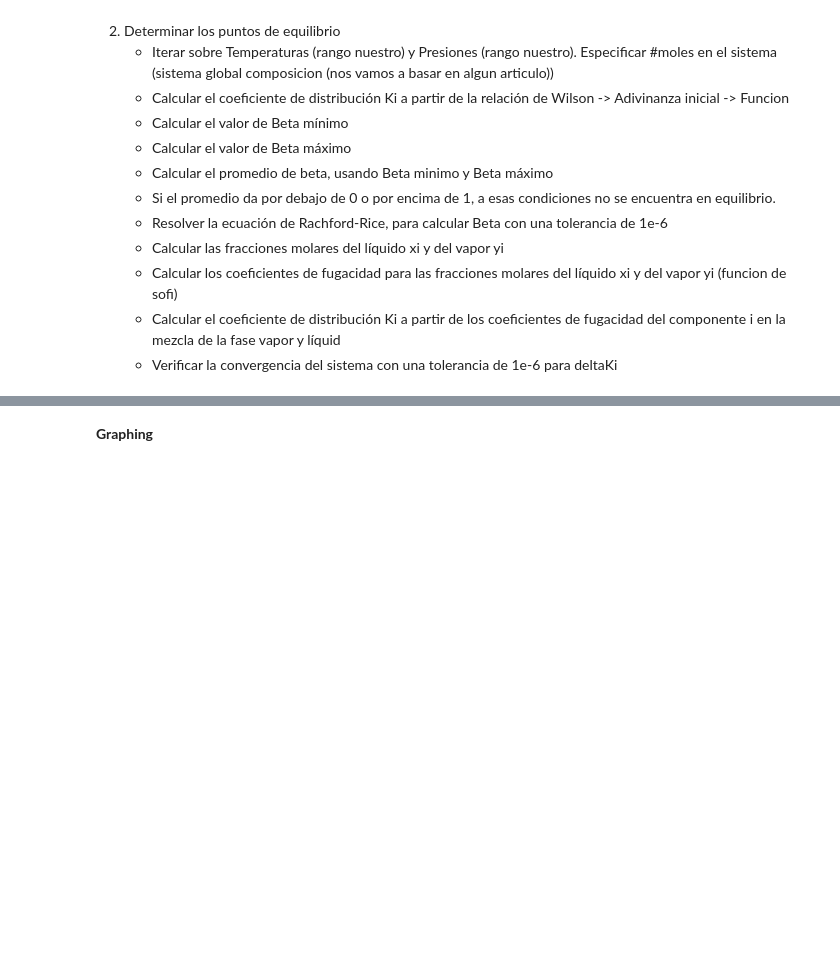
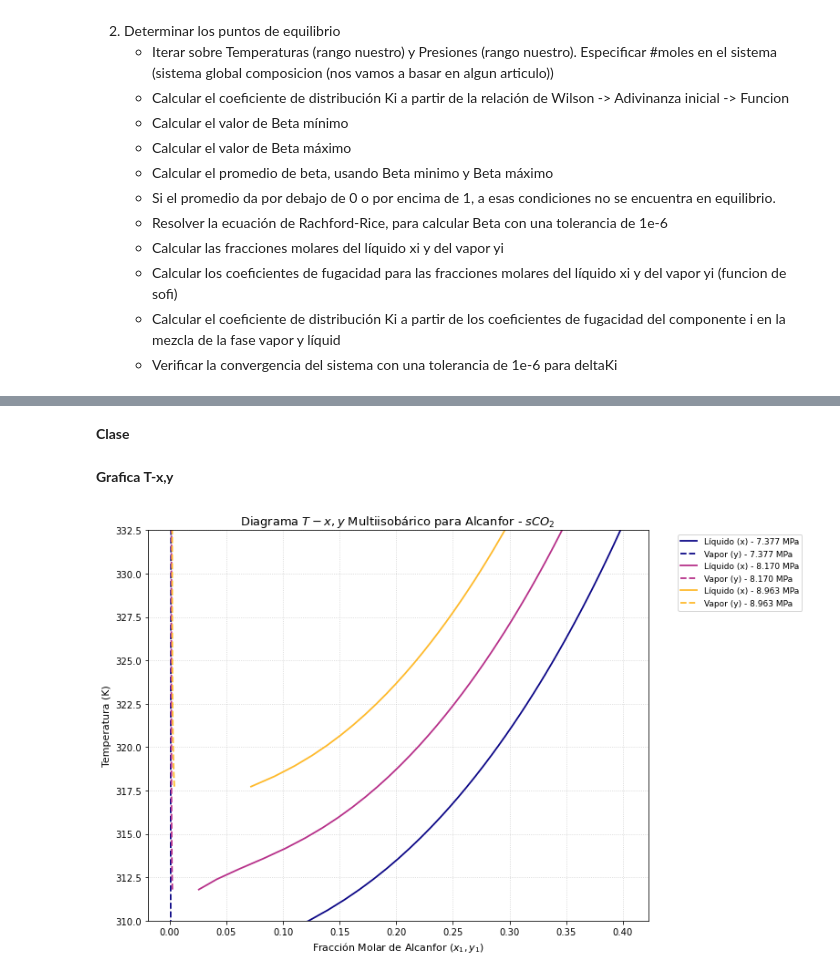
Before and after one commit to premzea/Termodinamica-II, a Jupyter notebook: PBL/EVS - Alcanfor and sCO2.ipynb, the cells around one changed output, grey strips where cells are left out. Cells and saved outputs as stored; diff of their text form; code cells hidden in the pictures; blank space fills up the shorter version.

```diff
--- a/PBL/EVS - Alcanfor and sCO2.ipynb
+++ b/PBL/EVS - Alcanfor and sCO2.ipynb
@@ -548,14 +36,2 @@ IndexError: invalid index to scalar variable.
 # %% [markdown]
-**Graphing**
+**Clase**
-# %%
-plt.figure(figsize=(8, 6))
-for P in Ps:
-    if len(Teq[P]) > 0:
-        plt.plot(x_camphor[P], Teq[P], 'b-', label=f'x1,{P}')
-        plt.plot(y_camphor[P], Teq[P], 'r-', label=f'y1,{P}')
-plt.xlabel('Fracción Molar de Alcanfor ($x_1, y_1$)')
-plt.ylabel('Temperatura (K)')
-plt.title(f'Diagrama de Equilibrio T-x-y MPa')
-plt.grid(True)
-plt.legend()
-plt.show()
@@ -561,0 +131,43 @@ plt.show()
+# %% [markdown]
+**Grafica T-x,y**
+# %%
+# --- Parámetros del Sistema ---
+z_feed = [1.92e-2, 1 - 1.92e-2] # [Alcanfor, CO2]
+k12, l12 = 5.4695e-2, -0.6598e-2 #Articulo
+temperatures = np.linspace(298.15, 333.15, 60)
+
+vle_model = CamphorCO2_VLE(z_feed, k12, l12)
+
+P_c_CO2 = vle_model.Pc[1]
+P_max = 8.963184
+isobaras = np.linspace(P_c_CO2, P_max, 3)
+
+plt.figure(figsize=(11, 7))
+
+colors = plt.cm.plasma(np.linspace(0, 0.85, len(isobaras)))
+for P, color in zip(isobaras, colors):
+    x_list, y_list, T_list = [], [], []
+
+    for T in temperatures:
+        x, y = vle_model.solve_flash(T, P)
+        if x is not None and y is not None:
+            T_list.append(T)
+            x_list.append(x[0]) # Fracción molar de Alcanfor en líquido
+            y_list.append(y[0]) # Fracción molar de Alcanfor en vapor
+
+    if T_list:
+        plt.plot(x_list, T_list, linestyle='-', color=color, linewidth=1.8,
+                 label=f'Líquido (x) - {P:.3f} MPa')
+        plt.plot(y_list, T_list, linestyle='--', color=color, linewidth=1.8,
+                 label=f'Vapor (y) - {P:.3f} MPa')
+
+plt.title('Diagrama $T-x,y$ Multiisobárico para Alcanfor - $sCO_2$', fontsize=13)
+plt.xlabel('Fracción Molar de Alcanfor ($x_1, y_1$)', fontsize=11)
+plt.ylabel('Temperatura (K)', fontsize=11)
+plt.ylim(310, 332.5)
+plt.grid(True, linestyle=':', alpha=0.6)
+plt.legend(bbox_to_anchor=(1.05, 1), loc='upper left', fontsize=9)
+plt.tight_layout()
+plt.show()
+# %% [output]
+[figure, added]
```
Also changed, not shown: parts of 27 cells of this notebook.
